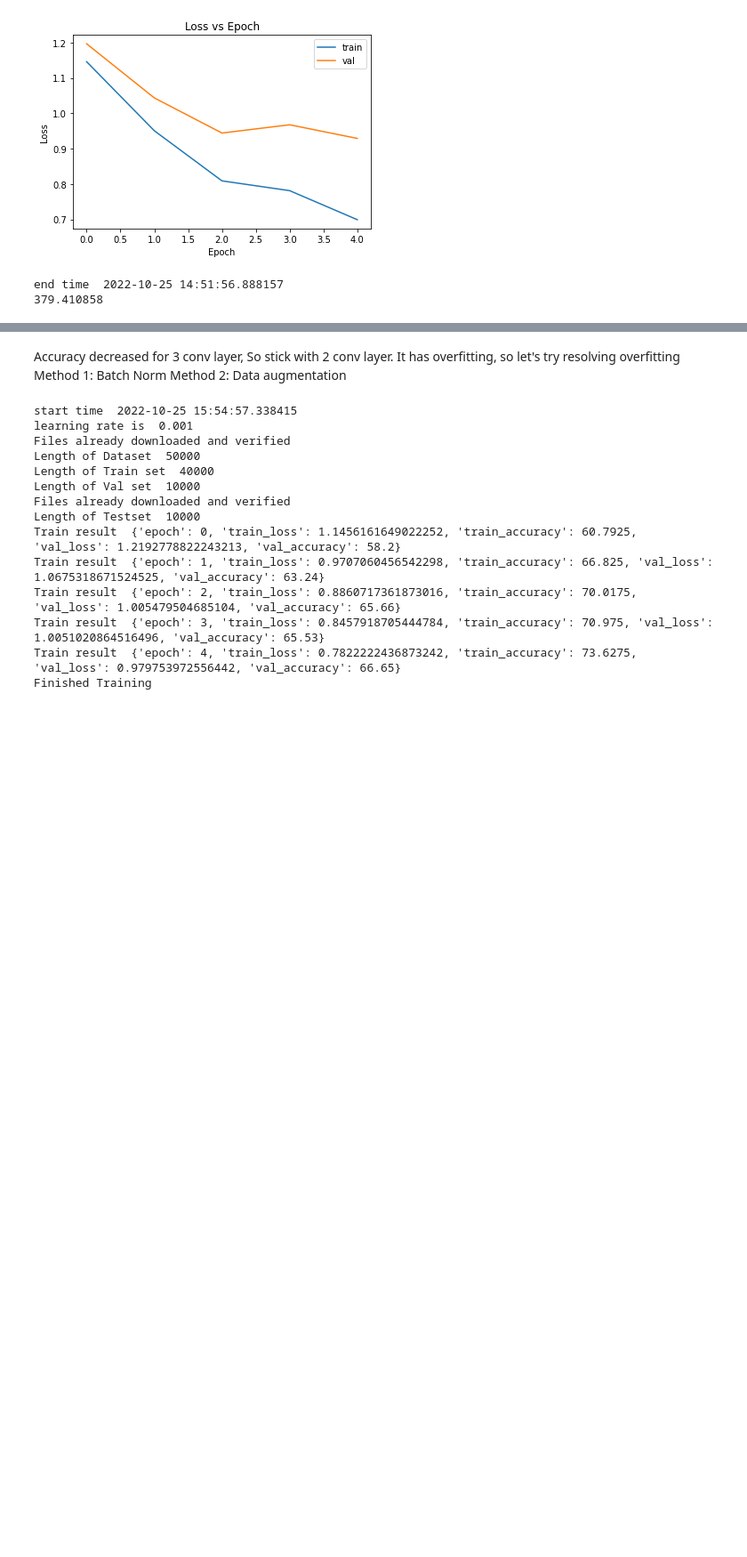
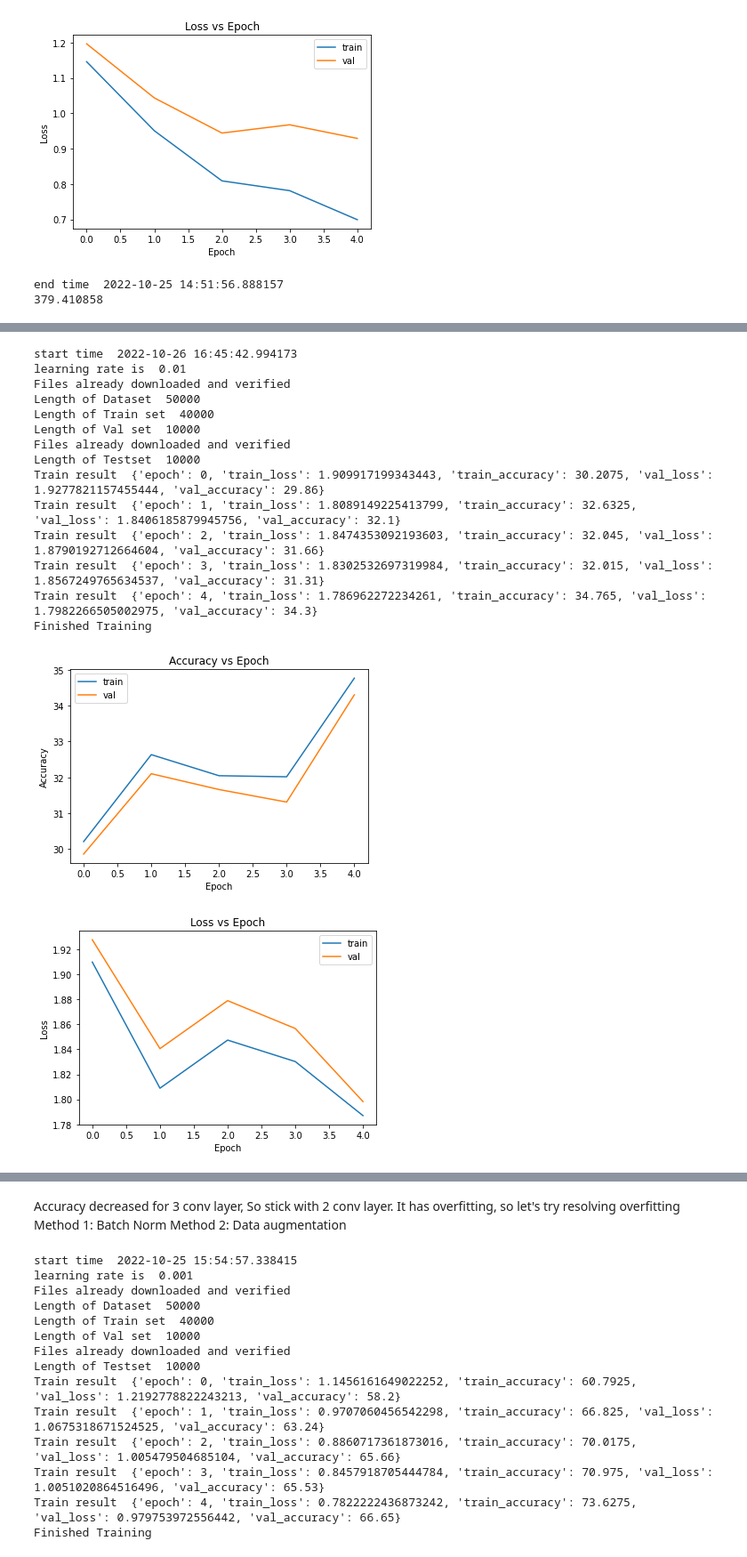
Before and after one commit to poo5zan/deep_learning_fundamentals, a Jupyter notebook: assignment_2/assignment_2.ipynb, the cells around one changed output, grey strips where cells are left out. Shown: that part at 89% size. Cells and saved outputs as stored; diff of their text form; code cells hidden in the pictures; blank space fills up the shorter version.

Commit message:
upto experiment number 6

```diff
--- a/assignment_2/assignment_2.ipynb
+++ b/assignment_2/assignment_2.ipynb
@@ -525,0 +622,52 @@ end time  2022-10-25 15:18:29.205286
+# %%
+# Experiment Three Convolution layer (32 3*3 filters) and One Fully Connected Layer
+start_time = datetime.datetime.now()
+print("start time ", start_time)
+
+lr_results = []
+epoch_number = 5
+for lr in [0.01, 0.002, 0.003]:
+    print('learning rate is ', lr)
+    # your code here
+    criterion = nn.CrossEntropyLoss()
+
+    cnn_network_with_three_conv_and_one_fc = CnnNetworkThreeConvAndOneFc(data_set_name = "cifar_10", batch_size = 4, download_path = "./data",
+                        train_data_size = 40000, validation_data_size = 10000, criterion = criterion, print_interim_data_shapes = False)
+    cnn_network_with_three_conv_and_one_fc = cnn_network_with_three_conv_and_one_fc.to(get_device())
+
+    train_results_with_three_conv_and_one_fc = cnn_network_with_three_conv_and_one_fc.train(epoch_number = epoch_number,
+        learning_rate = lr, momentum = 0.9, optimizer_name = "sgd")
+    cnn_network_with_three_conv_and_one_fc.plot_loss_and_accuracy_curves()
+
+    end_time =  datetime.datetime.now()
+    print("end time ", end_time)
+    difference = end_time - start_time
+    difference_total_seconds = difference.total_seconds()
+    print(difference_total_seconds)
+
+    last_train_data = [td for td in train_results_with_three_conv_and_one_fc if td['epoch'] == epoch_number - 1][0]
+
+    lr_results.append({'learning_rate': lr, 'val_loss': last_train_data['val_loss'], 'val_accuracy': last_train_data['val_accuracy']})
+
+end_time =  datetime.datetime.now()
+print("end time ", end_time)
+difference = end_time - start_time
+difference_total_seconds = difference.total_seconds()
+print(difference_total_seconds)
+# %% [output]
+start time  2022-10-26 16:45:42.994173
+learning rate is  0.01
+Files already downloaded and verified
+Length of Dataset  50000
+Length of Train set  40000
+Length of Val set  10000
+Files already downloaded and verified
+Length of Testset  10000
+Train result  {'epoch': 0, 'train_loss': 1.909917199343443, 'train_accuracy': 30.2075, 'val_loss': 1.9277821157455444, 'val_accuracy': 29.86}
+Train result  {'epoch': 1, 'train_loss': 1.8089149225413799, 'train_accuracy': 32.6325, 'val_loss': 1.8406185879945756, 'val_accuracy': 32.1}
+Train result  {'epoch': 2, 'train_loss': 1.8474353092193603, 'train_accuracy': 32.045, 'val_loss': 1.8790192712664604, 'val_accuracy': 31.66}
+Train result  {'epoch': 3, 'train_loss': 1.8302532697319984, 'train_accuracy': 32.015, 'val_loss': 1.8567249765634537, 'val_accuracy': 31.31}
+Train result  {'epoch': 4, 'train_loss': 1.786962272234261, 'train_accuracy': 34.765, 'val_loss': 1.7982266505002975, 'val_accuracy': 34.3}
+Finished Training
+[figure, added]
+[figure, added]
```
Also changed, not shown: parts of 12 cells of this notebook.
